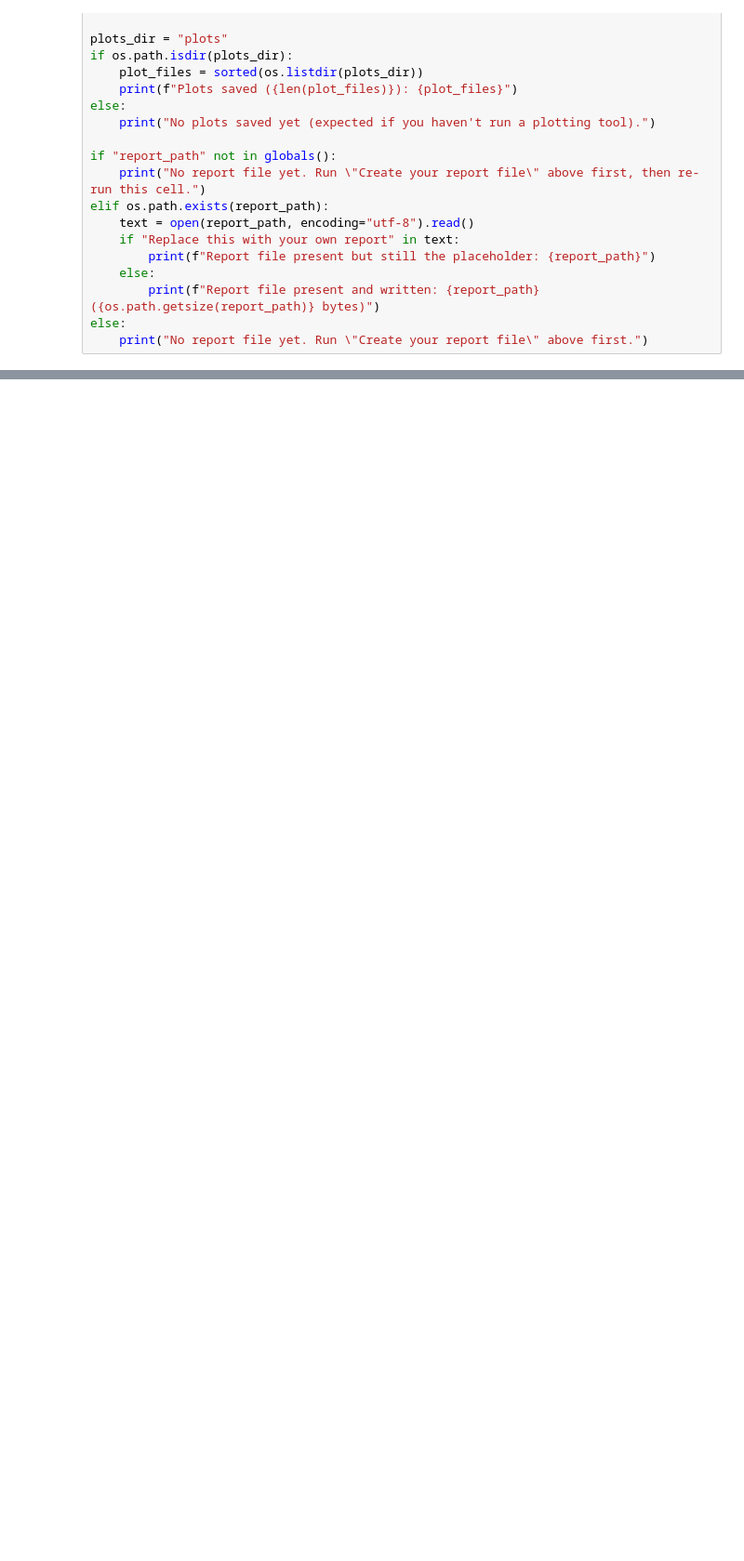
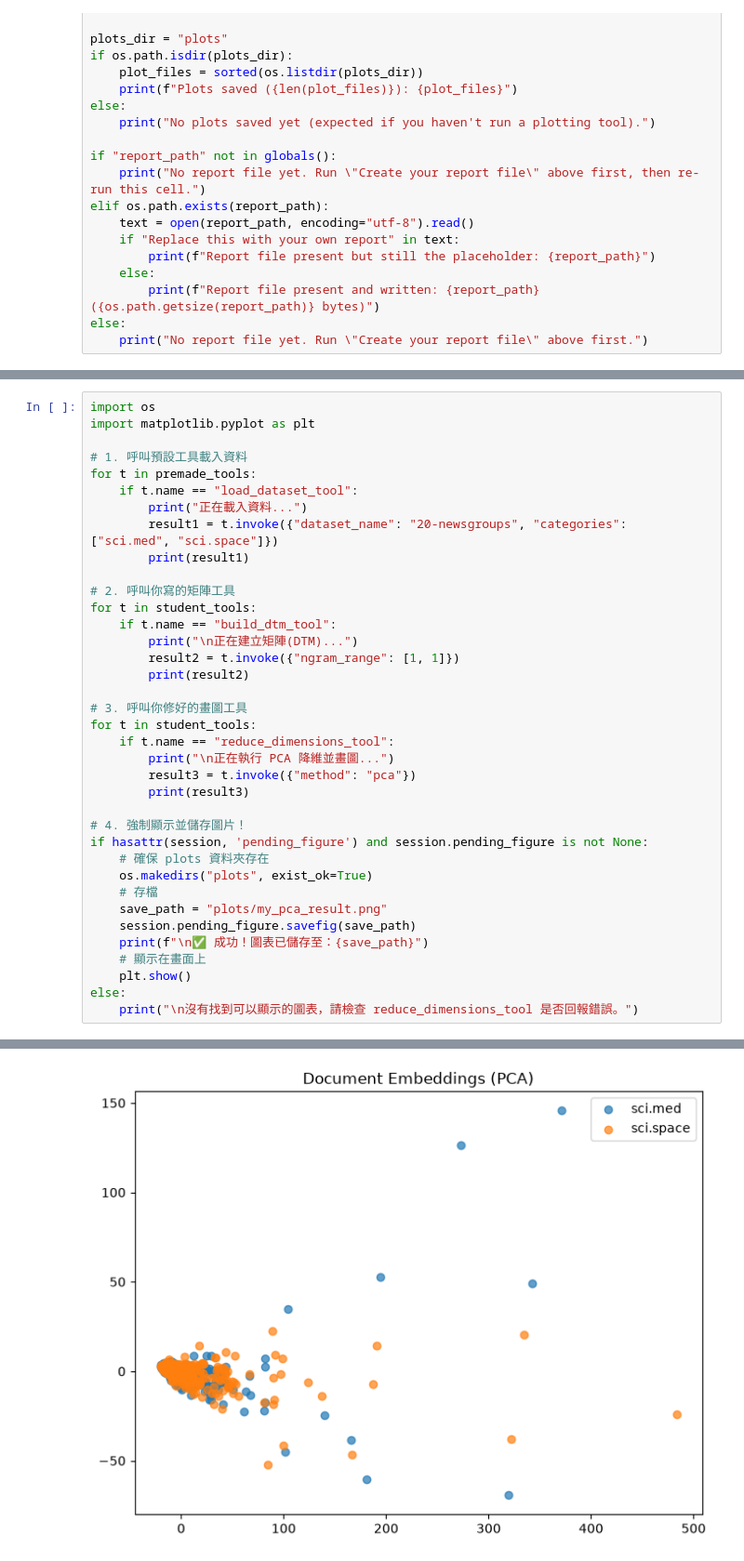
Before and after one commit to chrisxiee/DM2026-Lab1-Exercise, a Jupyter notebook: DM2026-Lab1-AgenticPipeline.ipynb, the cells around one changed output, grey strips where cells are left out. Shown at 93% size. Drawn from its saved outputs; the diff is of its cells as text; blank space fills up the shorter version.

```diff
--- a/DM2026-Lab1-AgenticPipeline.ipynb
+++ b/DM2026-Lab1-AgenticPipeline.ipynb
@@ -439,0 +437,38 @@ print("✅ 完美的彩色 PCA 資料圖表已經成功產生並存入 plots/
+# %%
+import os
+import matplotlib.pyplot as plt
+
+# 1. 呼叫預設工具載入資料
+for t in premade_tools:
+    if t.name == "load_dataset_tool":
+        print("正在載入資料...")
+        result1 = t.invoke({"dataset_name": "20-newsgroups", "categories": ["sci.med", "sci.space"]})
+        print(result1)
+
+# 2. 呼叫你寫的矩陣工具
+for t in student_tools:
+    if t.name == "build_dtm_tool":
+        print("\n正在建立矩陣(DTM)...")
+        result2 = t.invoke({"ngram_range": [1, 1]})
+        print(result2)
+
+# 3. 呼叫你修好的畫圖工具
+for t in student_tools:
+    if t.name == "reduce_dimensions_tool":
+        print("\n正在執行 PCA 降維並畫圖...")
+        result3 = t.invoke({"method": "pca"})
+        print(result3)
+
+# 4. 強制顯示並儲存圖片！
+if hasattr(session, 'pending_figure') and session.pending_figure is not None:
+    # 確保 plots 資料夾存在
+    os.makedirs("plots", exist_ok=True)
+    # 存檔
+    save_path = "plots/my_pca_result.png"
+    session.pending_figure.savefig(save_path)
+    print(f"\n✅ 成功！圖表已儲存至：{save_path}")
+    # 顯示在畫面上
+    plt.show()
+else:
+    print("\n沒有找到可以顯示的圖表，請檢查 reduce_dimensions_tool 是否回報錯誤。")
+# %% [output]
@@ -439,0 +485 @@ print("✅ 完美的彩色 PCA 資料圖表已經成功產生並存入 plots/
+[figure, added]
```
Also changed, not shown: parts of 4 cells of this notebook, 2 other files.
